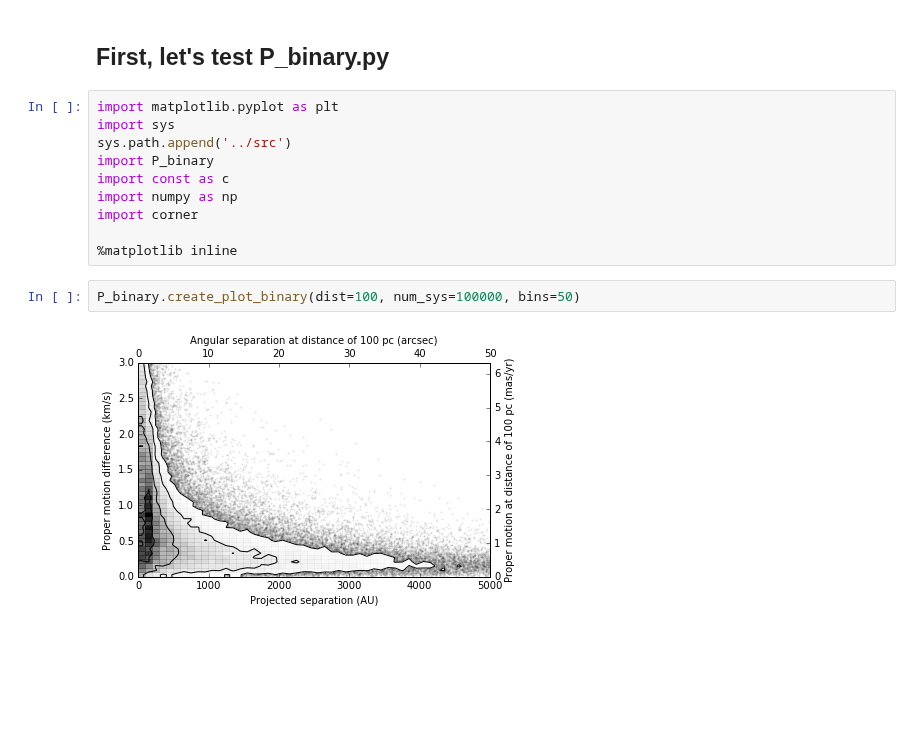
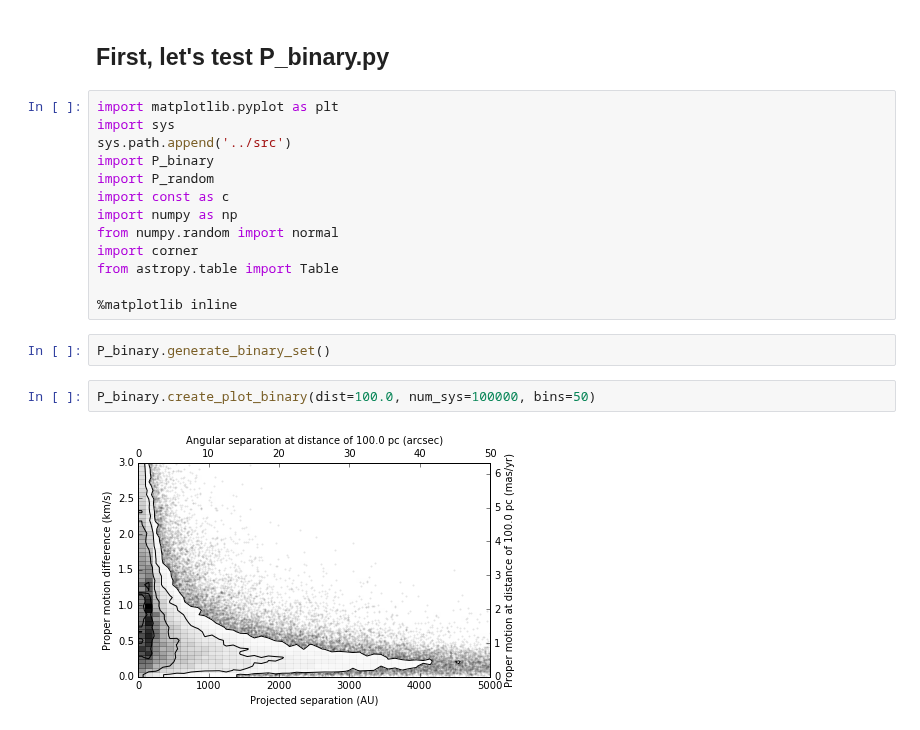
Before and after one commit to astroJeff/gaia_binaries, a Jupyter notebook: notebooks/Testing.ipynb, the cells around one changed output. Saved outputs shown, nothing was run; the diff lists cells and outputs as text; blank space fills up the shorter version.

Commit message:
Added P_random.py, Testing notebook

```diff
--- a/notebooks/Testing.ipynb
+++ b/notebooks/Testing.ipynb
@@ -5,12 +5,17 @@ import matplotlib.pyplot as plt
 import sys
 sys.path.append('../src')
 import P_binary
+import P_random
 import const as c
 import numpy as np
+from numpy.random import normal
 import corner
+from astropy.table import Table
 
 %matplotlib inline
+# %%
+P_binary.generate_binary_set()
 # %%
-P_binary.create_plot_binary(dist=100, num_sys=100000, bins=50)
+P_binary.create_plot_binary(dist=100.0, num_sys=100000, bins=50)
 # %% [output]
-[figure, old version]
+[figure, new version]
```
Also changed, not shown: parts of 13 cells of this notebook, 3 other files.
